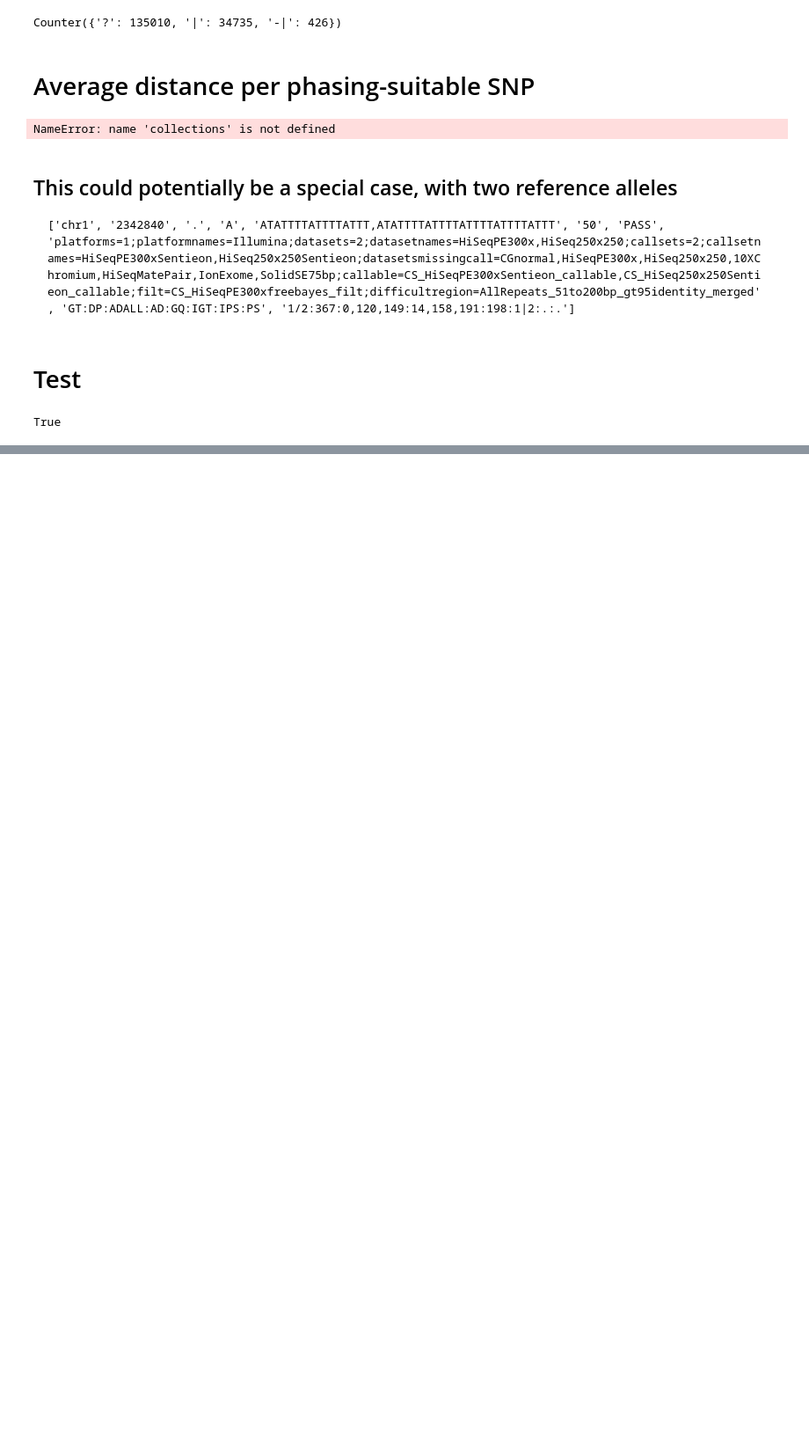
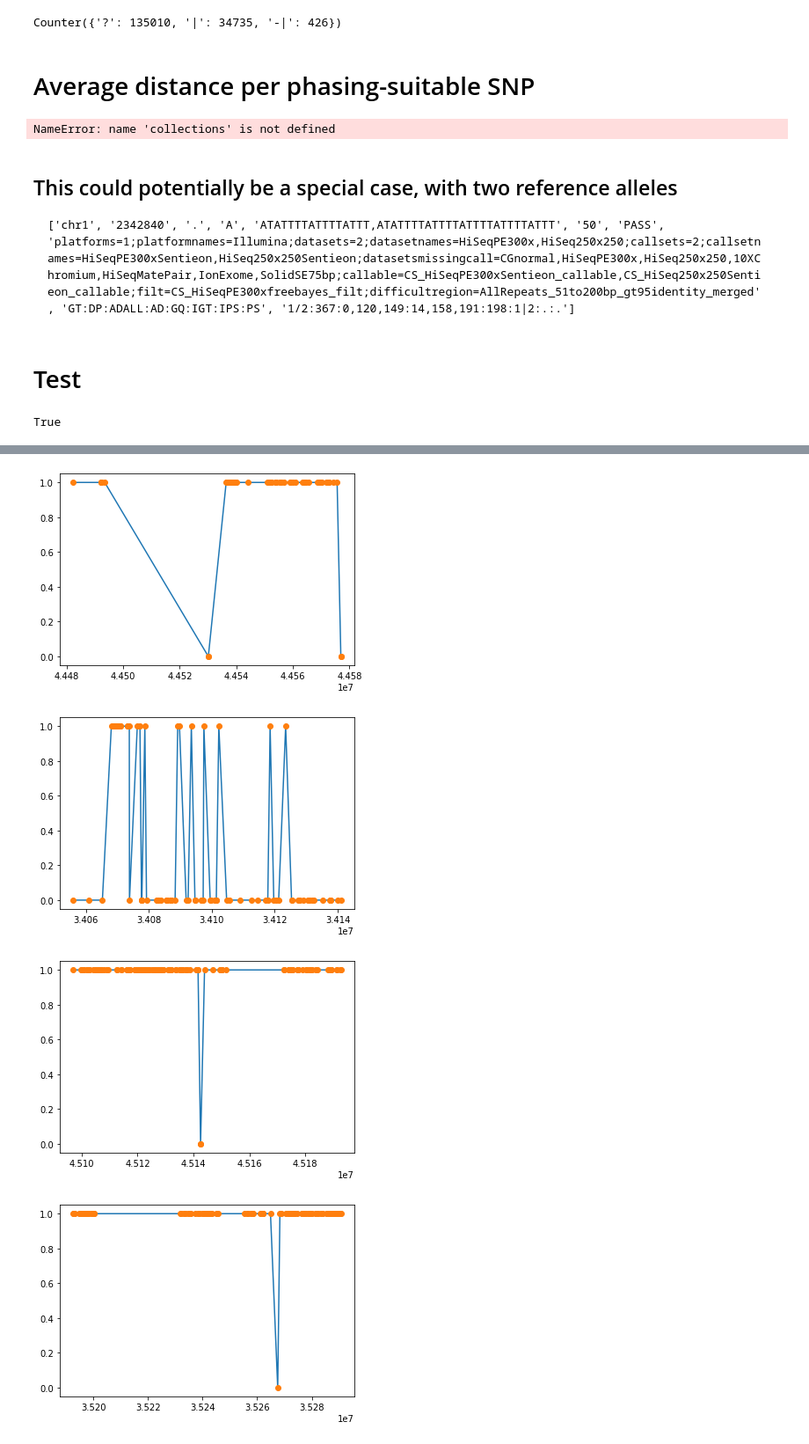
Before and after one commit to kharchenkolab/pysccnv, a Jupyter notebook: Eagle2_benchmark.ipynb, the cells around one changed output, grey strips where cells are left out. Shown at 88% size. Saved outputs shown, nothing was run; the diff lists cells and outputs as text; code cells hidden in the pictures; blank space fills up the shorter version.

```diff
--- a/Eagle2_benchmark.ipynb
+++ b/Eagle2_benchmark.ipynb
@@ -281,0 +337,17 @@ with open("son_jewish.vcf") as f:
+# %%
+for i in range(20):
+    left = random.randint(phase_errors_items[0][0][1], phase_errors_items[-1][0][1])
+    window = 10**5
+    selected_window = [(i[1], j) for i, j in phase_errors_items if i[0] == "chr22" if i[1] < left + window and left < i[1]]
+    if len(selected_window) < 10:
+        sparse_regions += 1
+        continue
+    x, y = zip(*selected_window)
+    plt.figure()
+    plt.plot(x,y)
+    plt.plot(x, y, "o")
+# %% [output]
+[figure, added]
+[figure, added]
+[figure, added]
+[figure, added]
```
Also changed, not shown: parts of 15 cells of this notebook.
